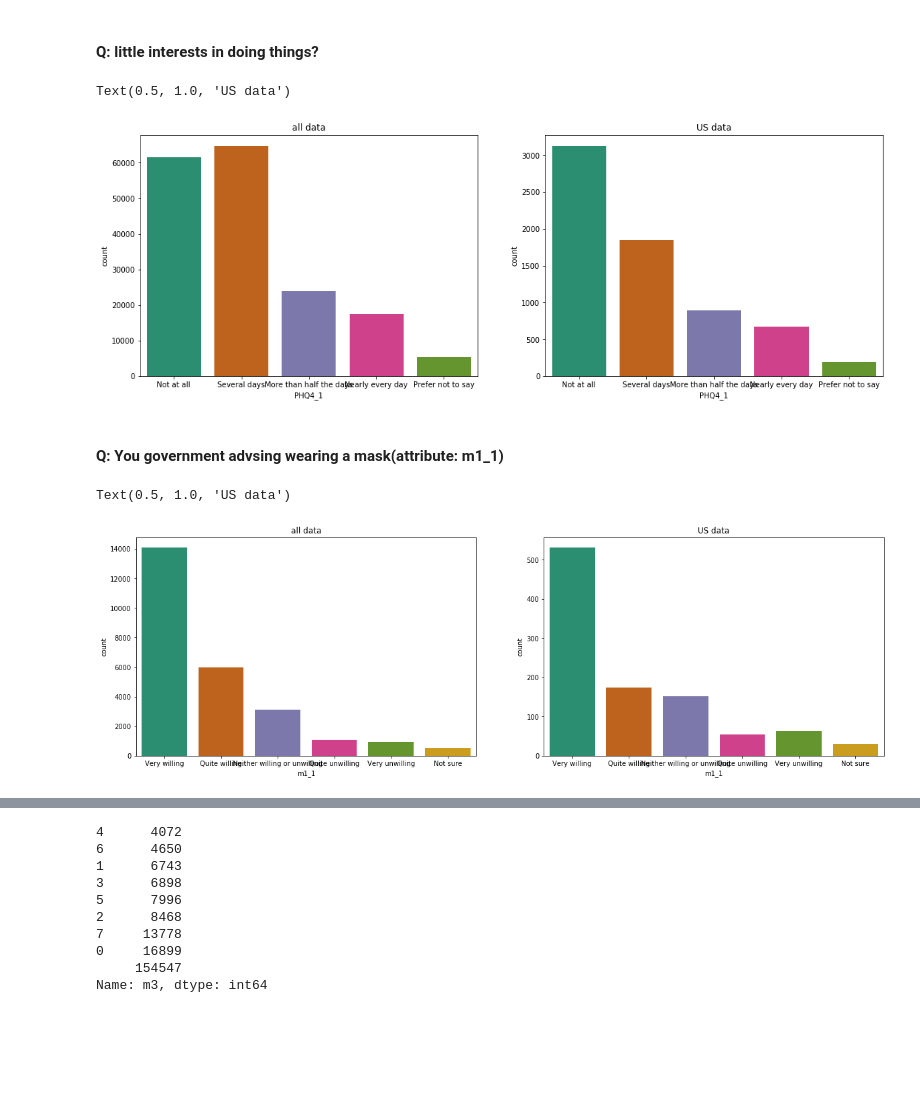
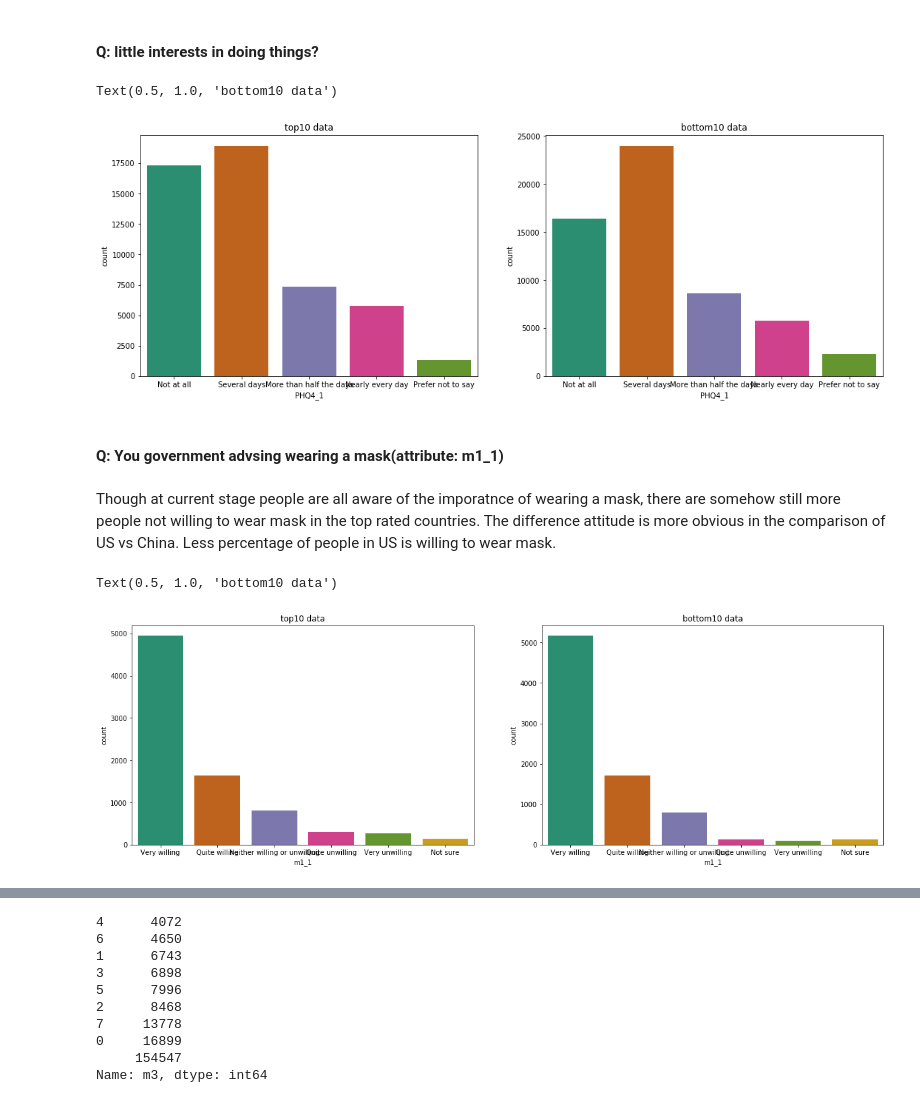
Before and after one commit to yuna-git/Covid19_response, a Jupyter notebook: covid-19 response study.ipynb, the cells around one changed output, grey strips where cells are left out. Drawn from its saved outputs; the diff is of its cells as text; code cells hidden in the pictures; blank space fills up the shorter version.

```diff
--- a/covid-19 response study.ipynb
+++ b/covid-19 response study.ipynb
@@ -123,5 +126,5 @@ all_data['country'].value_counts().plot(kind='barh', figsize=(10,6))
 # %%
-top_country =['united-state', 'brazil', 'singapore', 'sweden', 'saudi-arabia', 'united-arab-emirates', 'spain',
+country_rate =['united-state', 'brazil', 'singapore', 'sweden', 'saudi-arabia', 'united-arab-emirates', 'spain',
               'united-kingdom', 'italy', 'neitherland', 'canada', 'france', 'germany', 'denmark','mexico', 'norway',
               'finland', 'india', 'philippines', 'australia','indonesia','malaysia', 'south-korea','japan', 'china',
               'taiwan', 'vietnam']
@@ -129,4 +132,5 @@ top_country =['united-state', 'brazil', 'singapore', 'sweden', 'saudi-arabia', '
 us_data = all_data[all_data['country']=='united-states']
 uk_data = all_data[all_data['country']=='united-kindom']
 china_data = all_data[all_data['country']=='china']
-top_data = all_data.loc[all_data['country'].apply(lambda x: x in top_country)]
+top10_data = all_data.loc[all_data['country'].apply(lambda x: x in country_rate[:10])]
+bottom10_data = all_data.loc[all_data['country'].apply(lambda x: x in country_rate[-10:])]
@@ -158,25 +170,27 @@ Text(0.5, 1.0, 'US data')
 # %%
 fig, ax = plt.subplots(1,2, figsize=(18,6))
 #order=['Always', 'Frequently', 'Sometimes', 'Rarely', 'Not at all']
 order=['Not at all', 'Several days', 'More than half the days', 'Nearly every day', 'Prefer not to say']
-sns.countplot(x='PHQ4_1', data = all_data, order = order, palette = 'Dark2', ax = ax[0])
-sns.countplot(x='PHQ4_1', data = us_data, order = order, palette = 'Dark2', ax = ax[1])
-ax[0].set_title('all data')
-ax[1].set_title('US data')
+sns.countplot(x='PHQ4_1', data = top10_data, order = order, palette = 'Dark2', ax = ax[0])
+sns.countplot(x='PHQ4_1', data = bottom10_data, order = order, palette = 'Dark2', ax = ax[1])
+ax[0].set_title('top10 data')
+ax[1].set_title('bottom10 data')
 # %% [output]
-Text(0.5, 1.0, 'US data')
+Text(0.5, 1.0, 'bottom10 data')
-[figure, old version]
+[figure, new version]
 # %% [markdown]
 #### Q: You government advsing wearing a mask(attribute: m1_1)
+# %% [markdown]
+Though at current stage people are all aware of the imporatnce of wearing a mask, there are somehow still more people not willing to wear mask in the top rated countries. The difference attitude is more obvious in the comparison of US vs China. Less percentage of people in US is willing to wear mask.
 # %%
 fig, ax = plt.subplots(1,2, figsize=(20,6))
 #order=['Always', 'Frequently', 'Sometimes', 'Rarely', 'Not at all']
 order=['Very willing', 'Quite willing', 'Neither willing or unwilling', 'Quite unwilling', 'Very unwilling', 'Not sure']
-sns.countplot(x='m1_1', data = all_data, order = order, palette = 'Dark2', ax = ax[0])
+sns.countplot(x='m1_1', data = top10_data, order = order, palette = 'Dark2', ax = ax[0])
 #sns.countplot(x='m1_1', data = all_data[all_data['country']=='united-kingdom'], order = order, palette = 'Dark2', ax = ax[0])
-sns.countplot(x='m1_1', data = us_data, order = order, palette = 'Dark2', ax = ax[1])
-ax[0].set_title('all data')
-ax[1].set_title('US data')
+sns.countplot(x='m1_1', data = bottom10_data, order = order, palette = 'Dark2', ax = ax[1])
+ax[0].set_title('top10 data')
+ax[1].set_title('bottom10 data')
 # %% [output]
-Text(0.5, 1.0, 'US data')
+Text(0.5, 1.0, 'bottom10 data')
-[figure, old version]
+[figure, new version]
```
Also changed, not shown: parts of 8 cells of this notebook.
